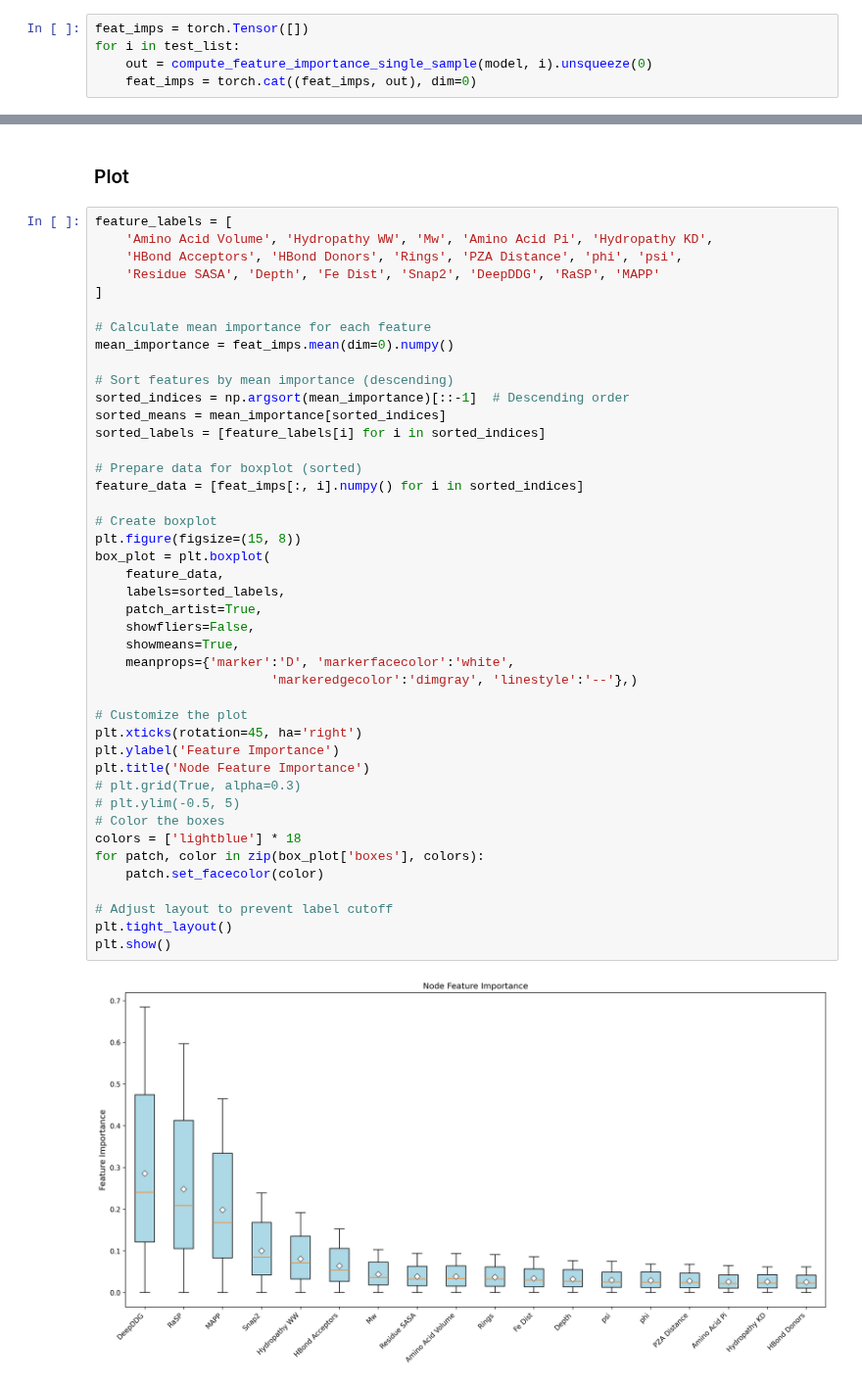
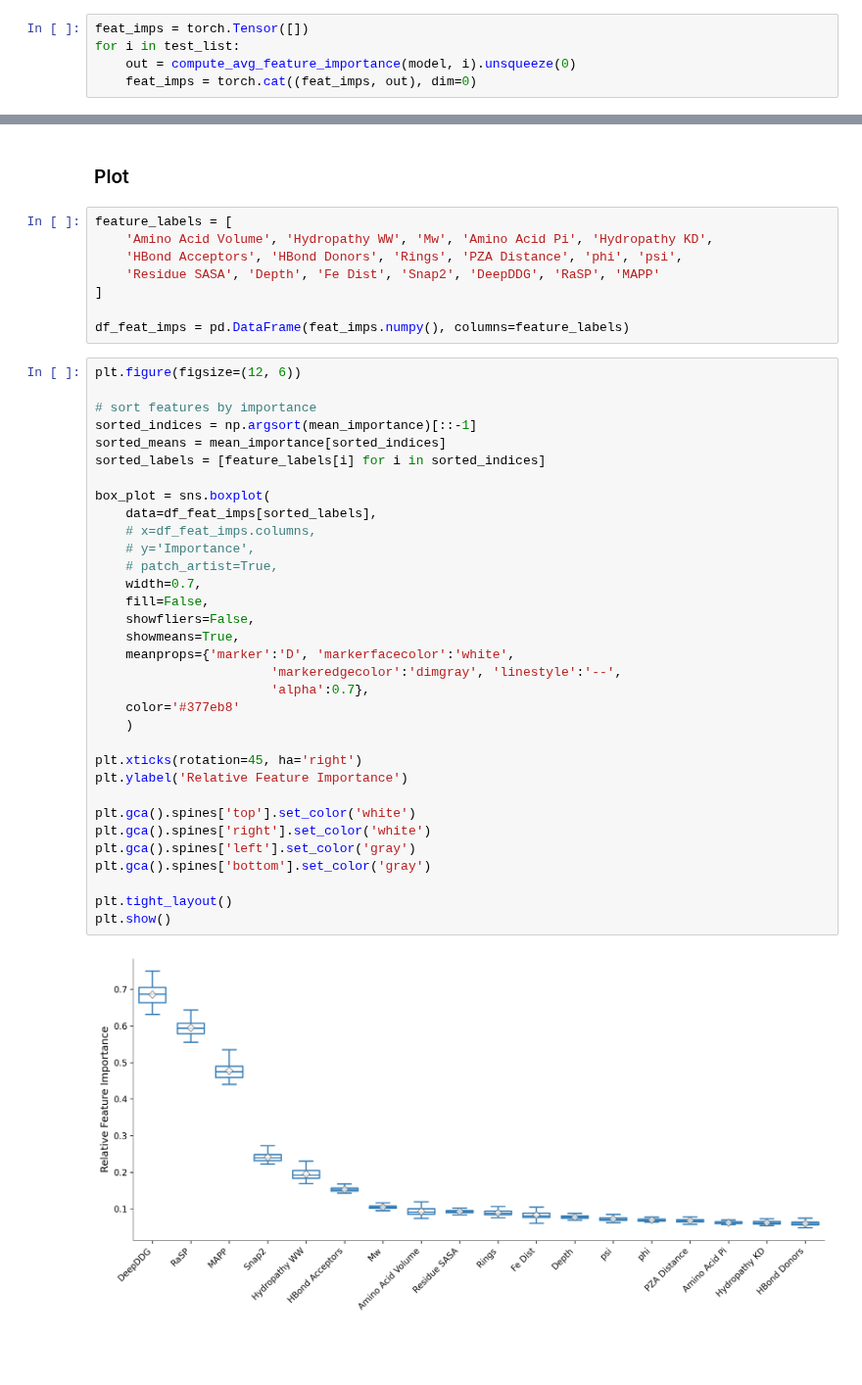
Before and after one commit to fowler-lab/tb-pnca-gnn, a Jupyter notebook: notebooks/06_node_feature_importance.ipynb, the cells around one changed output, grey strips where cells are left out. Shown at 98% size. Cells and saved outputs as stored; diff of their text form; blank space fills up the shorter version.

Commit message:
fixed gradient feat importance bug

```diff
--- a/notebooks/06_node_feature_importance.ipynb
+++ b/notebooks/06_node_feature_importance.ipynb
@@ -60,7 +60,7 @@ def compute_feature_importance_single_sample(model, data):
 # %%
 feat_imps = torch.Tensor([])
 for i in test_list:
-    out = compute_feature_importance_single_sample(model, i).unsqueeze(0)
+    out = compute_avg_feature_importance(model, i).unsqueeze(0)
     feat_imps = torch.cat((feat_imps, out), dim=0)
 # %%
 print("Node feature importance:")
@@ -91,47 +93,45 @@ Std per feature: tensor([0.0274, 0.0574, 0.0314, 0.0188, 0.0185, 0.0456, 0.0177,
 # %% [markdown]
 ### Plot
+# %%
+feature_labels = [
+    'Amino Acid Volume', 'Hydropathy WW', 'Mw', 'Amino Acid Pi', 'Hydropathy KD',
+    'HBond Acceptors', 'HBond Donors', 'Rings', 'PZA Distance', 'phi', 'psi',
+    'Residue SASA', 'Depth', 'Fe Dist', 'Snap2', 'DeepDDG', 'RaSP', 'MAPP'
+]
+
+df_feat_imps = pd.DataFrame(feat_imps.numpy(), columns=feature_labels)
 # %%
-feature_labels = [
-    'Amino Acid Volume', 'Hydropathy WW', 'Mw', 'Amino Acid Pi', 'Hydropathy KD',
-    'HBond Acceptors', 'HBond Donors', 'Rings', 'PZA Distance', 'phi', 'psi',
-    'Residue SASA', 'Depth', 'Fe Dist', 'Snap2', 'DeepDDG', 'RaSP', 'MAPP'
-]
+plt.figure(figsize=(12, 6))
 
-# Calculate mean importance for each feature
-mean_importance = feat_imps.mean(dim=0).numpy()
-
-# Sort features by mean importance (descending)
-sorted_indices = np.argsort(mean_importance)[::-1]  # Descending order
+# sort features by importance
+sorted_indices = np.argsort(mean_importance)[::-1]
 sorted_means = mean_importance[sorted_indices]
 sorted_labels = [feature_labels[i] for i in sorted_indices]
 
-# Prepare data for boxplot (sorted)
-feature_data = [feat_imps[:, i].numpy() for i in sorted_indices]
-
-# Create boxplot
-plt.figure(figsize=(15, 8))
-box_plot = plt.boxplot(
-    feature_data,
-    labels=sorted_labels,
-    patch_artist=True,
+box_plot = sns.boxplot(
+    data=df_feat_imps[sorted_labels],
+    # x=df_feat_imps.columns,
+    # y='Importance',
+    # patch_artist=True,
+    width=0.7,
+    fill=False,
     showfliers=False,
     showmeans=True,
     meanprops={'marker':'D', 'markerfacecolor':'white',
-                       'markeredgecolor':'dimgray', 'linestyle':'--'},)
+                       'markeredgecolor':'dimgray', 'linestyle':'--',
+                       'alpha':0.7},
+    color='#377eb8'
+    )
 
-# Customize the plot
 plt.xticks(rotation=45, ha='right')
-plt.ylabel('Feature Importance')
-plt.title('Node Feature Importance')
-# plt.grid(True, alpha=0.3)
-# plt.ylim(-0.5, 5)
-# Color the boxes
-colors = ['lightblue'] * 18
-for patch, color in zip(box_plot['boxes'], colors):
-    patch.set_facecolor(color)
+plt.ylabel('Relative Feature Importance')
 
-# Adjust layout to prevent label cutoff
+plt.gca().spines['top'].set_color('white')
+plt.gca().spines['right'].set_color('white')
+plt.gca().spines['left'].set_color('gray')
+plt.gca().spines['bottom'].set_color('gray')
+
 plt.tight_layout()
 plt.show()
 # %% [output]
-[figure, old version]
+[figure, new version]
```
Also changed, not shown: parts of 6 cells of this notebook, 2 other files.
